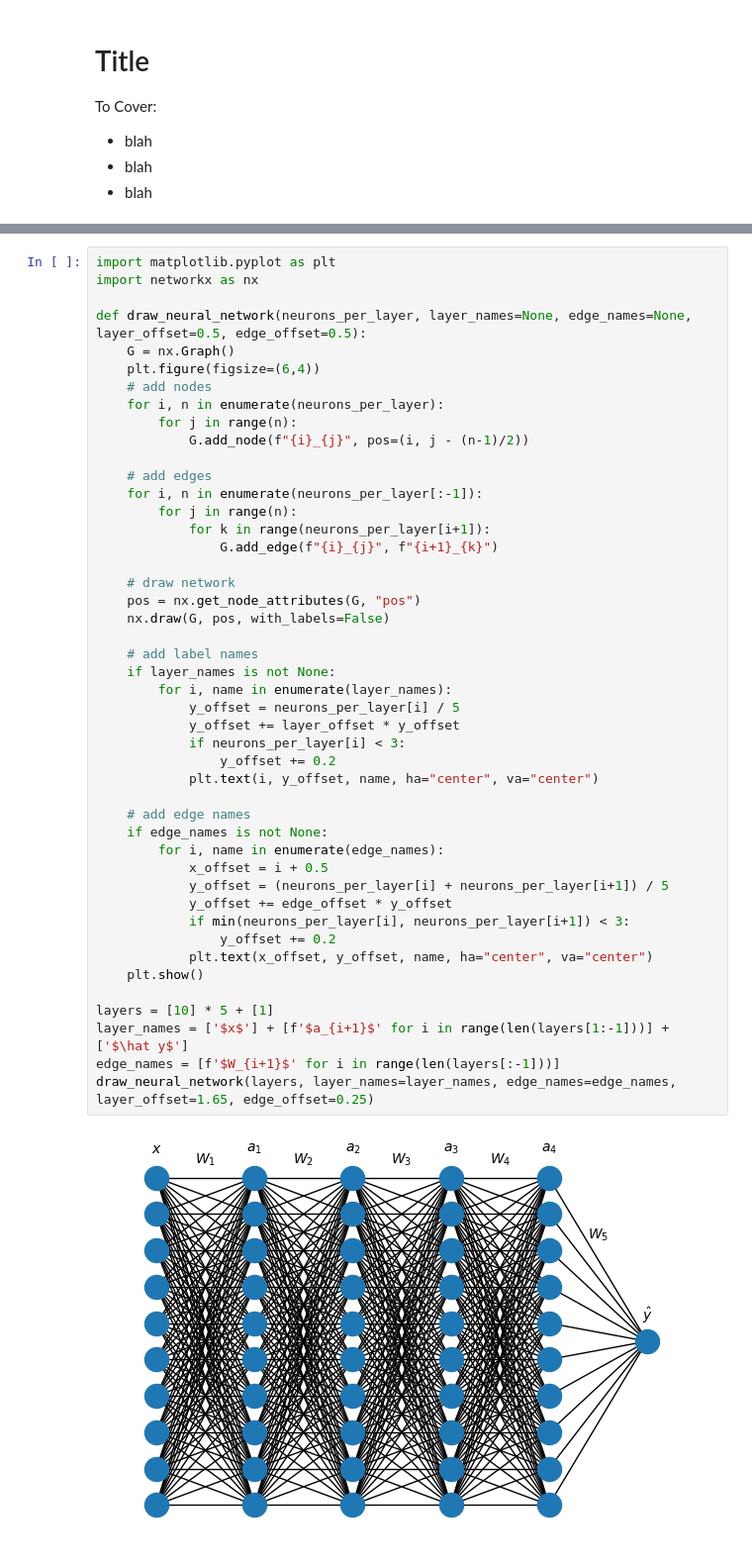
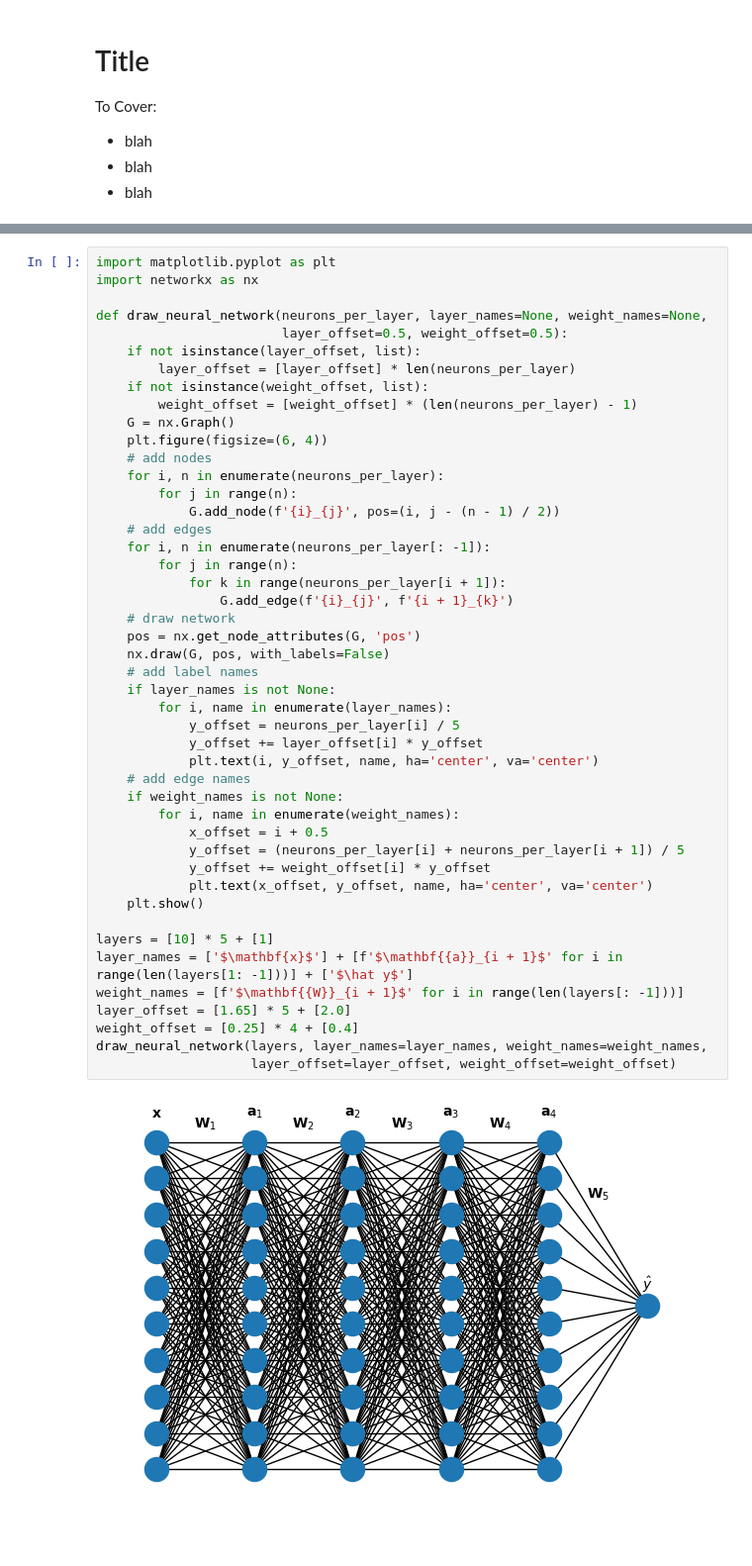
Before and after one commit to rkingery/ml-book, a Jupyter notebook: notebooks/template.ipynb, the cells around one changed output, grey strips where cells are left out. Shown at 99% size. Saved outputs shown, nothing was run; the diff lists cells and outputs as text.

```diff
--- a/notebooks/template.ipynb
+++ b/notebooks/template.ipynb
@@ -68,48 +12,48 @@ $\displaystyle \frac{e^{- k}}{\left(1 + e^{- k}\right)^{2}}$
 # %%
 import matplotlib.pyplot as plt
 import networkx as nx
 
-def draw_neural_network(neurons_per_layer, layer_names=None, edge_names=None, layer_offset=0.5, edge_offset=0.5):
+def draw_neural_network(neurons_per_layer, layer_names=None, weight_names=None,
+                        layer_offset=0.5, weight_offset=0.5):
+    if not isinstance(layer_offset, list):
+        layer_offset = [layer_offset] * len(neurons_per_layer)
+    if not isinstance(weight_offset, list):
+        weight_offset = [weight_offset] * (len(neurons_per_layer) - 1)
     G = nx.Graph()
-    plt.figure(figsize=(6,4))
+    plt.figure(figsize=(6, 4))
     # add nodes
     for i, n in enumerate(neurons_per_layer):
         for j in range(n):
-            G.add_node(f"{i}_{j}", pos=(i, j - (n-1)/2))
-
+            G.add_node(f'{i}_{j}', pos=(i, j - (n - 1) / 2))
     # add edges
-    for i, n in enumerate(neurons_per_layer[:-1]):
+    for i, n in enumerate(neurons_per_layer[: -1]):
         for j in range(n):
-            for k in range(neurons_per_layer[i+1]):
-                G.add_edge(f"{i}_{j}", f"{i+1}_{k}")
-
+            for k in range(neurons_per_layer[i + 1]):
+                G.add_edge(f'{i}_{j}', f'{i + 1}_{k}')
     # draw network
-    pos = nx.get_node_attributes(G, "pos")
+    pos = nx.get_node_attributes(G, 'pos')
     nx.draw(G, pos, with_labels=False)
-
     # add label names
     if layer_names is not None:
         for i, name in enumerate(layer_names):
             y_offset = neurons_per_layer[i] / 5
-            y_offset += layer_offset * y_offset
-            if neurons_per_layer[i] < 3:
-                y_offset += 0.2
-            plt.text(i, y_offset, name, ha="center", va="center")
-
+            y_offset += layer_offset[i] * y_offset
+            plt.text(i, y_offset, name, ha='center', va='center')
     # add edge names
-    if edge_names is not None:
-        for i, name in enumerate(edge_names):
+    if weight_names is not None:
+        for i, name in enumerate(weight_names):
             x_offset = i + 0.5
-            y_offset = (neurons_per_layer[i] + neurons_per_layer[i+1]) / 5
-            y_offset += edge_offset * y_offset
-            if min(neurons_per_layer[i], neurons_per_layer[i+1]) < 3:
-                y_offset += 0.2
-            plt.text(x_offset, y_offset, name, ha="center", va="center")
+            y_offset = (neurons_per_layer[i] + neurons_per_layer[i + 1]) / 5
+            y_offset += weight_offset[i] * y_offset
+            plt.text(x_offset, y_offset, name, ha='center', va='center')
     plt.show()
 
 layers = [10] * 5 + [1]
-layer_names = ['$x$'] + [f'$a_{i+1}$' for i in range(len(layers[1:-1]))] + ['$\hat y$']
-edge_names = [f'$W_{i+1}$' for i in range(len(layers[:-1]))]
-draw_neural_network(layers, layer_names=layer_names, edge_names=edge_names, layer_offset=1.65, edge_offset=0.25)
+layer_names = ['$\mathbf{x}$'] + [f'$\mathbf{{a}}_{i + 1}$' for i in range(len(layers[1: -1]))] + ['$\hat y$']
+weight_names = [f'$\mathbf{{W}}_{i + 1}$' for i in range(len(layers[: -1]))]
+layer_offset = [1.65] * 5 + [2.0]
+weight_offset = [0.25] * 4 + [0.4]
+draw_neural_network(layers, layer_names=layer_names, weight_names=weight_names,
+                    layer_offset=layer_offset, weight_offset=weight_offset)
 # %% [output]
-[figure, old version]
+[figure, new version]
```
Also changed, not shown: parts of 6 cells of this notebook, 6 other files.
